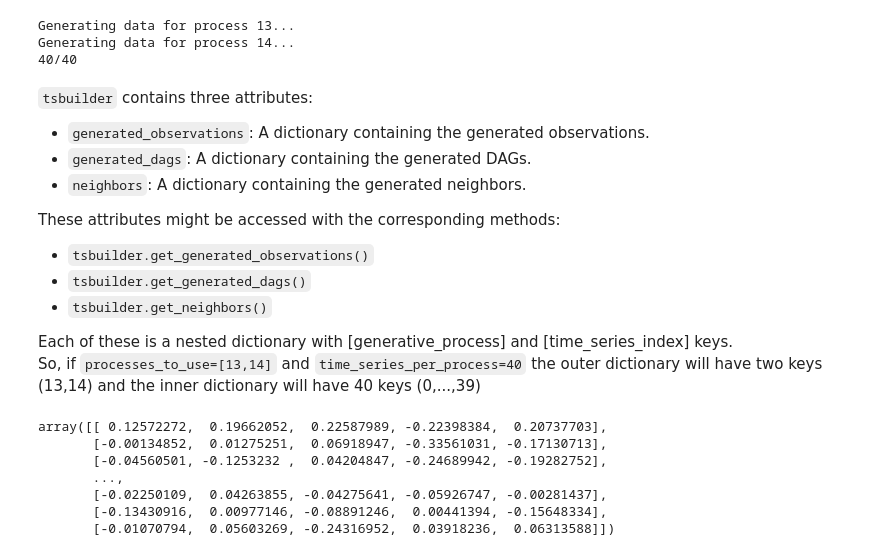
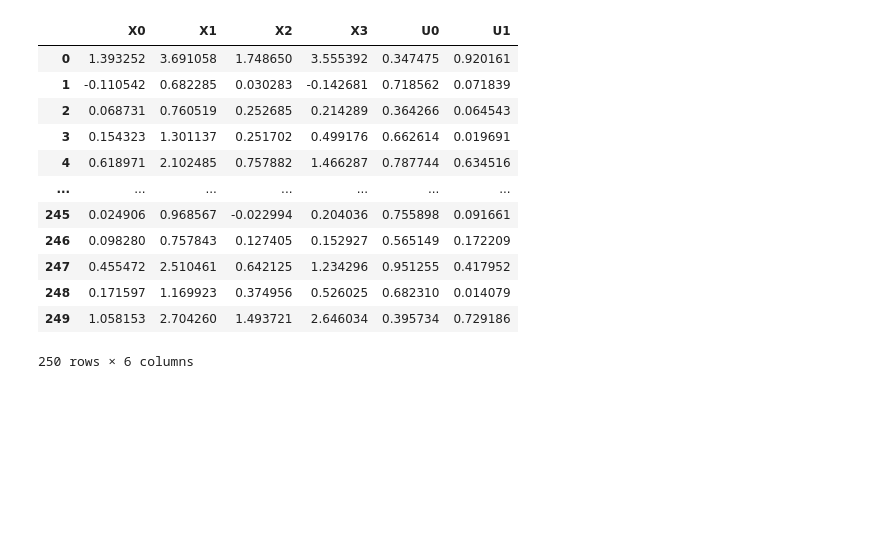
Before and after one commit to gmpal/td2c, a Jupyter notebook: notebooks/00_data_generation.ipynb, the cells around one changed output. Saved outputs shown, nothing was run; the diff lists cells and outputs as text; code cells hidden in the pictures; blank space fills up the shorter version.

```diff
--- a/notebooks/00_data_generation.ipynb
+++ b/notebooks/00_data_generation.ipynb
@@ -52,31 +3,0 @@ MAXLAGS = 3
-# %%
-tsbuilder = TSBuilder(observations_per_time_series=250,
-                              maxlags=MAXLAGS,
-                              n_variables=N_VARS,
-                              time_series_per_process=40,
-                              processes_to_use=[13,14],
-                              noise_std=0.1,
-                              max_neighborhood_size=2,
-                              seed=42,
-                              max_attempts=10,
-                              verbose=True)
-
-tsbuilder.build()
-# %% [output]
-Generating data for process 13...
-Generating data for process 14...
-40/40
-# %% [markdown]
-`tsbuilder` contains three attributes:
-- `generated_observations`: A dictionary containing the generated observations.
-- `generated_dags`: A dictionary containing the generated DAGs.
-- `neighbors`: A dictionary containing the generated neighbors.
-
-These attributes might be accessed with the corresponding methods:
-
-- `tsbuilder.get_generated_observations()`
-- `tsbuilder.get_generated_dags()`
-- `tsbuilder.get_neighbors()`
-
-Each of these is a nested dictionary with \[generative_process\] and \[time_series_index\] keys.  <br>
-So, if `processes_to_use=[13,14]` and `time_series_per_process=40` the outer dictionary will have two keys (13,14) and the inner dictionary will have 40 keys (0,...,39)
@@ -83,14 +27,20 @@ So, if `processes_to_use=[13,14]` and `time_series_per_process=40` the outer dic
 # %%
-# we can check one of the generated time series
-tsbuilder.get_generated_observations()[13][0]
+# we can check one of the generated dataset
+builder.get_generated_observations()['linear'][0]
 # %% [output]
+|  | X0 | X1 | X2 | X3 | U0 | U1 |
+| 0 | 1.393252 | 3.691058 | 1.748650 | 3.555392 | 0.347475 | 0.920161 |
+| 1 | -0.110542 | 0.682285 | 0.030283 | -0.142681 | 0.718562 | 0.071839 |
+| 2 | 0.068731 | 0.760519 | 0.252685 | 0.214289 | 0.364266 | 0.064543 |
+| 3 | 0.154323 | 1.301137 | 0.251702 | 0.499176 | 0.662614 | 0.019691 |
+| 4 | 0.618971 | 2.102485 | 0.757882 | 1.466287 | 0.787744 | 0.634516 |
+| ... | ... | ... | ... | ... | ... | ... |
+| 245 | 0.024906 | 0.968567 | -0.022994 | 0.204036 | 0.755898 | 0.091661 |
+| 246 | 0.098280 | 0.757843 | 0.127405 | 0.152927 | 0.565149 | 0.172209 |
+| 247 | 0.455472 | 2.510461 | 0.642125 | 1.234296 | 0.951255 | 0.417952 |
+| 248 | 0.171597 | 1.169923 | 0.374956 | 0.526025 | 0.682310 | 0.014079 |
+| 249 | 1.058153 | 2.704260 | 1.493721 | 2.646034 | 0.395734 | 0.729186 |
-array([[ 0.12572272,  0.19662052,  0.22587989, -0.22398384,  0.20737703],
-       [-0.00134852,  0.01275251,  0.06918947, -0.33561031, -0.17130713],
-       [-0.04560501, -0.1253232 ,  0.04204847, -0.24689942, -0.19282752],
-       ...,
-       [-0.02250109,  0.04263855, -0.04275641, -0.05926747, -0.00281437],
-       [-0.13430916,  0.00977146, -0.08891246,  0.00441394, -0.15648334],
-       [-0.01070794,  0.05603269, -0.24316952,  0.03918236,  0.06313588]])
+250 rows × 6 columns
 # %%
 # we can check one of the generated dags
 import networkx as nx
```
Also changed, not shown: parts of 11 cells of this notebook, 24 other files.
